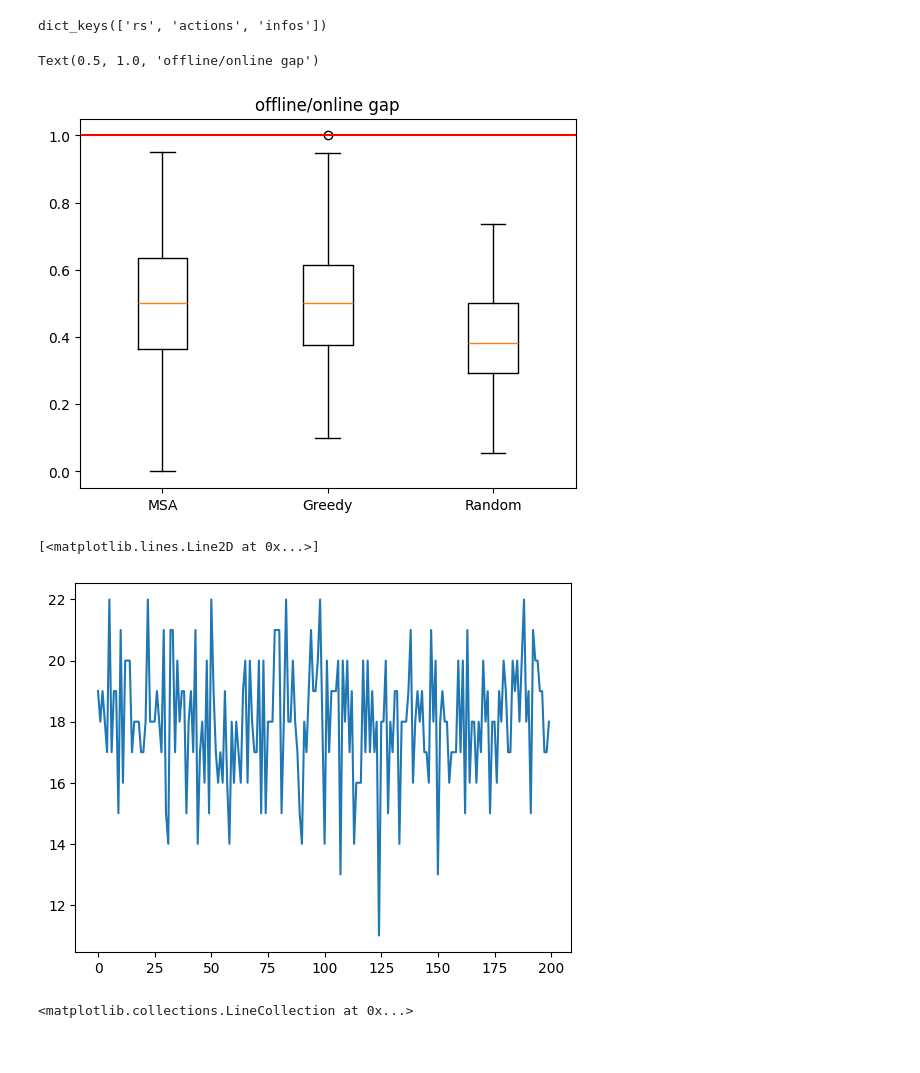
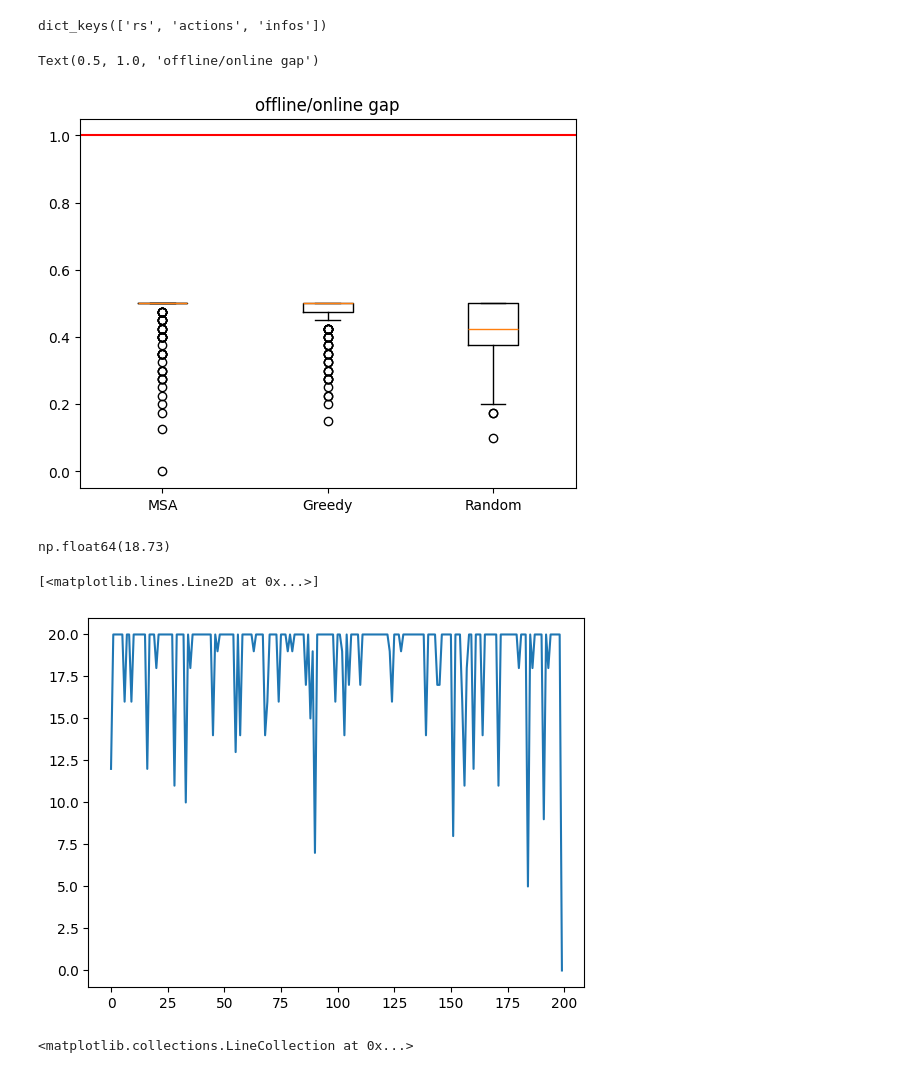
Before and after one commit to Farid-Najar/DynamicQVRP, a Jupyter notebook: results.ipynb, the cells around one changed output. Cells and saved outputs as stored; diff of their text form; code cells hidden in the pictures.

```diff
--- a/results.ipynb
+++ b/results.ipynb
@@ -18,13 +28,13 @@ env_configs = {
 # %%
 import pickle
 
-with open('results/res_offline.pkl', "rb") as f:
+with open('results/res_TSP/res_offline.pkl', "rb") as f:
     res_offline = pickle.load(f)
-with open('results/res_MSA.pkl', "rb") as f:
+with open('results/res_TSP/res_MSA.pkl', "rb") as f:
     res_MSA = pickle.load(f)
-with open('results/res_greedy.pkl', "rb") as f:
+with open('results/res_TSP/res_greedy.pkl', "rb") as f:
     res_greedy = pickle.load(f)
-with open('results/res_random.pkl', "rb") as f:
+with open('results/res_TSP/res_random.pkl', "rb") as f:
     res_random = pickle.load(f)
 # %%
 res_greedy.keys()
@@ -50,7 +60,11 @@ plt.title("offline/online gap")
 # plt.hlines(np.mean(r_MSA_woRO/r_offline_woRO), 0.5, 2.5, colors='red', linestyles='--')
 # %% [output]
 Text(0.5, 1.0, 'offline/online gap')
-[figure, old version]
+[figure, new version]
+# %%
+res_greedy["rs"].mean()
+# %% [output]
+np.float64(18.73)
 # %%
 # r_offline, *_ = run_agent(
 #     OfflineAgent,
@@ -63,10 +77,10 @@ Text(0.5, 1.0, 'offline/online gap')
 # %%
 r_offline = np.load('results/r_offline.npy')
 # %%
-plt.plot(r_offline)
+plt.plot(res_MSA["rs"])
 # %% [output]
 [<matplotlib.lines.Line2D at 0x...>]
-[figure, old version]
+[figure, new version]
 # %%
 r_greedy_woRO, *_ = run_agent(
     GreedyAgent,
```
Also changed, not shown: parts of 1 cell of this notebook, 2 other files.
